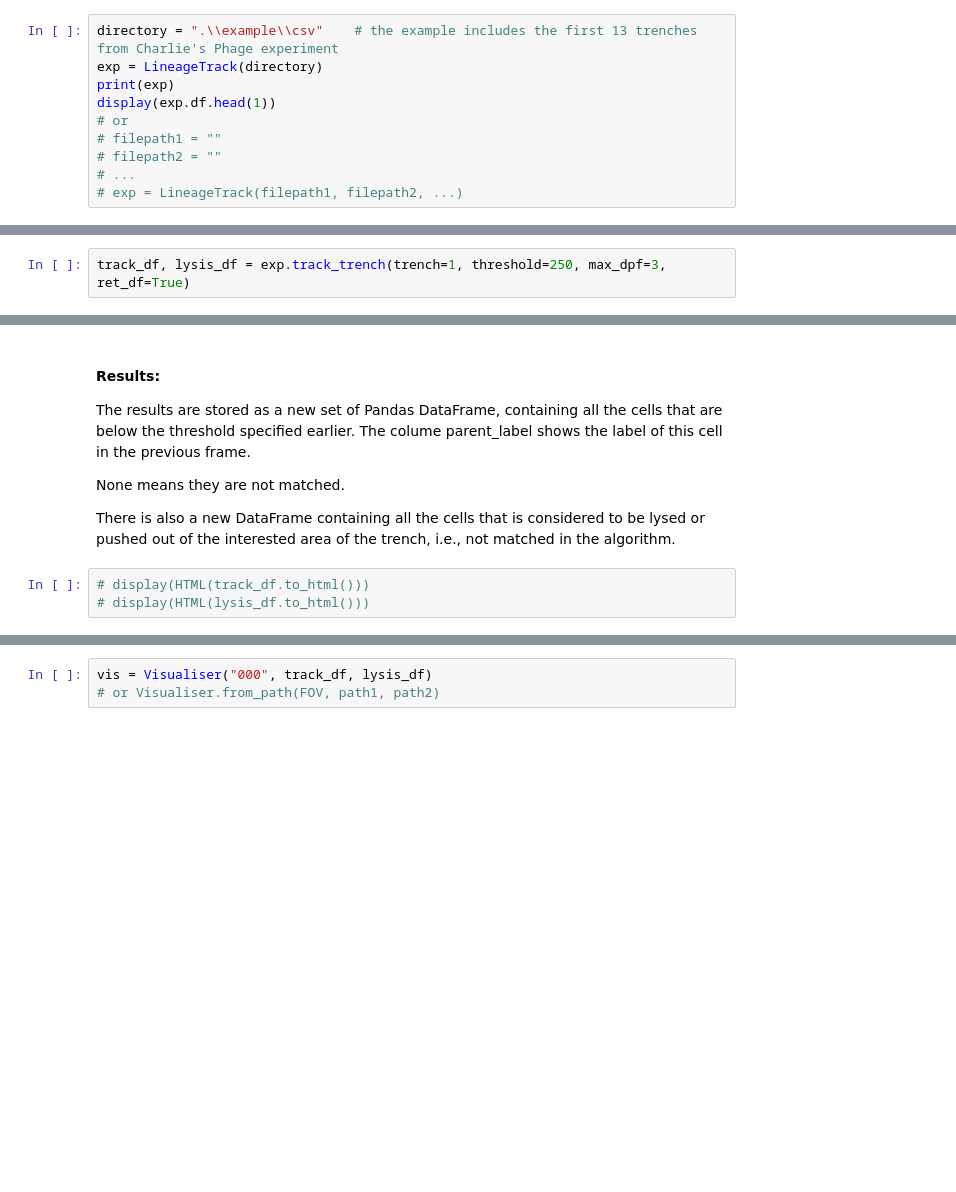
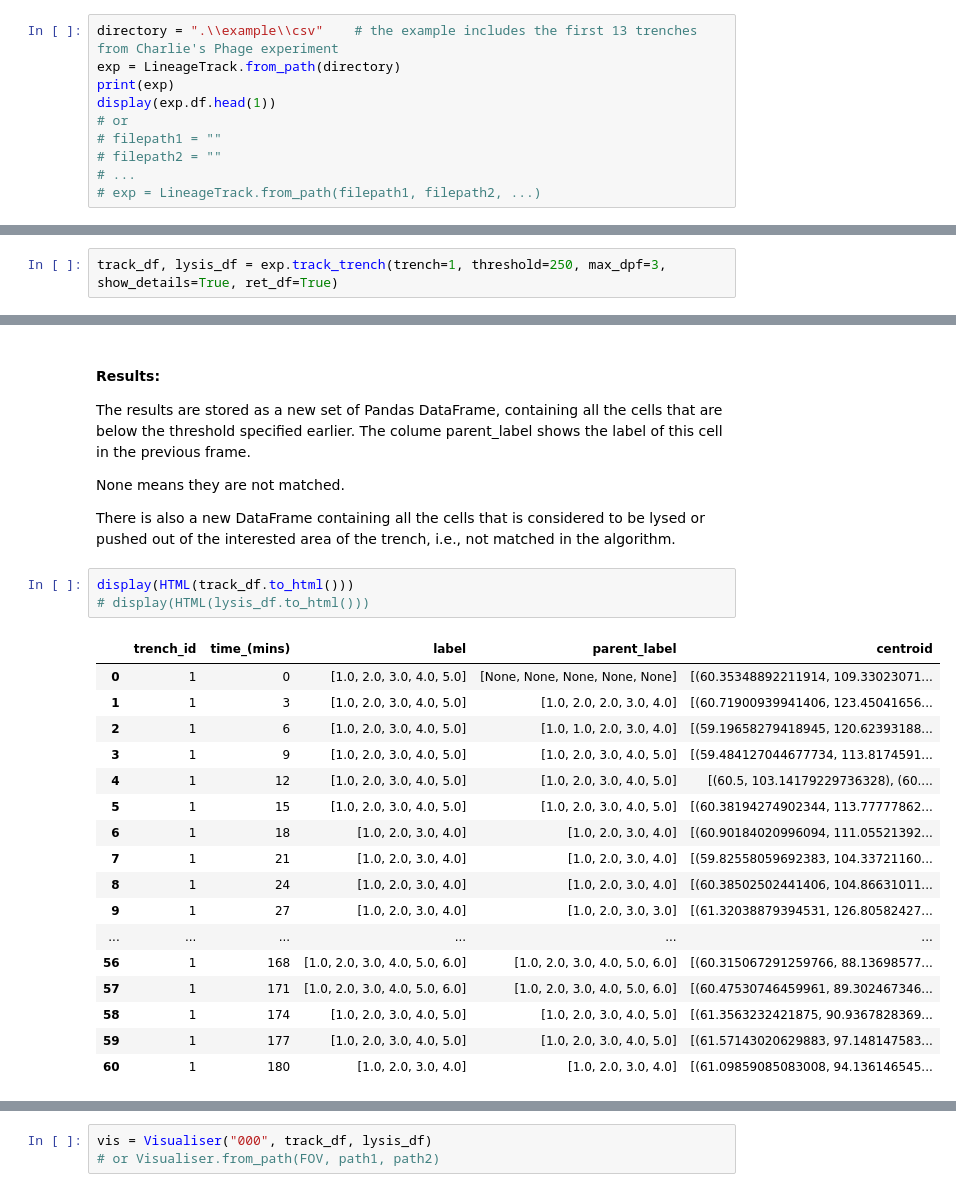
Before and after one commit to erezli/MMLineageTracking, a Jupyter notebook: MM_Cell_Lineage_Tracking.ipynb, the cells around one changed output, grey strips where cells are left out. Saved outputs shown, nothing was run; the diff lists cells and outputs as text; blank space fills up the shorter version.

```diff
--- a/MM_Cell_Lineage_Tracking.ipynb
+++ b/MM_Cell_Lineage_Tracking.ipynb
@@ -16,14 +19,14 @@ Load the properties of cells from a directory containing the csv files **only**
 The cell properties data can be obtained from `skimage.measure.regionprops` on the masked trench images
 # %%
 directory = ".\\example\\csv"    # the example includes the first 13 trenches from Charlie's Phage experiment
-exp = LineageTrack(directory)
+exp = LineageTrack.from_path(directory)
 print(exp)
 display(exp.df.head(1))
 # or
 # filepath1 = ""
 # filepath2 = ""
 # ...
-# exp = LineageTrack(filepath1, filepath2, ...)
+# exp = LineageTrack.from_path(filepath1, filepath2, ...)
 # %% [output]
 Looking for data at these locations:
 .\example\csv\2022_04_22_PC_data_epoch_20_prob_99.csv
@@ -197,2 +203,2 @@ Run `track_trench` for specified trench, this function can have the following ar
 # %%
-track_df, lysis_df = exp.track_trench(trench=1, threshold=250, max_dpf=3, ret_df=True)
+track_df, lysis_df = exp.track_trench(trench=1, threshold=250, max_dpf=3, show_details=True, ret_df=True)
@@ -204,8 +416,26 @@ None means they are not matched.
 
 There is also a new DataFrame containing all the cells that is considered to be lysed or pushed out of the interested area of the trench, i.e., not matched in the algorithm.
 # %%
-# display(HTML(track_df.to_html()))
+display(HTML(track_df.to_html()))
 # display(HTML(lysis_df.to_html()))
+# %% [output]
+|  | trench_id | time_(mins) | label | parent_label | centroid |
+| 0 | 1 | 0 | [1.0, 2.0, 3.0, 4.0, 5.0] | [None, None, None, None, None] | [(60.35348892211914, 109.33023071... |
+| 1 | 1 | 3 | [1.0, 2.0, 3.0, 4.0, 5.0] | [1.0, 2.0, 2.0, 3.0, 4.0] | [(60.71900939941406, 123.45041656... |
+| 2 | 1 | 6 | [1.0, 2.0, 3.0, 4.0, 5.0] | [1.0, 1.0, 2.0, 3.0, 4.0] | [(59.19658279418945, 120.62393188... |
+| 3 | 1 | 9 | [1.0, 2.0, 3.0, 4.0, 5.0] | [1.0, 2.0, 3.0, 4.0, 5.0] | [(59.484127044677734, 113.8174591... |
+| 4 | 1 | 12 | [1.0, 2.0, 3.0, 4.0, 5.0] | [1.0, 2.0, 3.0, 4.0, 5.0] | [(60.5, 103.14179229736328), (60.... |
+| 5 | 1 | 15 | [1.0, 2.0, 3.0, 4.0, 5.0] | [1.0, 2.0, 3.0, 4.0, 5.0] | [(60.38194274902344, 113.77777862... |
+| 6 | 1 | 18 | [1.0, 2.0, 3.0, 4.0] | [1.0, 2.0, 3.0, 4.0] | [(60.90184020996094, 111.05521392... |
+| 7 | 1 | 21 | [1.0, 2.0, 3.0, 4.0] | [1.0, 2.0, 3.0, 4.0] | [(59.82558059692383, 104.33721160... |
+| 8 | 1 | 24 | [1.0, 2.0, 3.0, 4.0] | [1.0, 2.0, 3.0, 4.0] | [(60.38502502441406, 104.86631011... |
+| 9 | 1 | 27 | [1.0, 2.0, 3.0, 4.0] | [1.0, 2.0, 3.0, 3.0] | [(61.32038879394531, 126.80582427... |
+| ... | ... | ... | ... | ... | ... |
+| 56 | 1 | 168 | [1.0, 2.0, 3.0, 4.0, 5.0, 6.0] | [1.0, 2.0, 3.0, 4.0, 5.0, 6.0] | [(60.315067291259766, 88.13698577... |
+| 57 | 1 | 171 | [1.0, 2.0, 3.0, 4.0, 5.0, 6.0] | [1.0, 2.0, 3.0, 4.0, 5.0, 6.0] | [(60.47530746459961, 89.302467346... |
+| 58 | 1 | 174 | [1.0, 2.0, 3.0, 4.0, 5.0] | [1.0, 2.0, 3.0, 4.0, 5.0] | [(61.3563232421875, 90.9367828369... |
+| 59 | 1 | 177 | [1.0, 2.0, 3.0, 4.0, 5.0] | [1.0, 2.0, 3.0, 4.0, 5.0] | [(61.57143020629883, 97.148147583... |
+| 60 | 1 | 180 | [1.0, 2.0, 3.0, 4.0] | [1.0, 2.0, 3.0, 4.0] | [(61.09859085083008, 94.136146545... |
 # %% [markdown]
 By looking at the mask images, cells with the following label divide between certain time point:
 - NO.2 between 0 and 3 min
```
Also changed, not shown: parts of 16 cells of this notebook, 5 other files.
